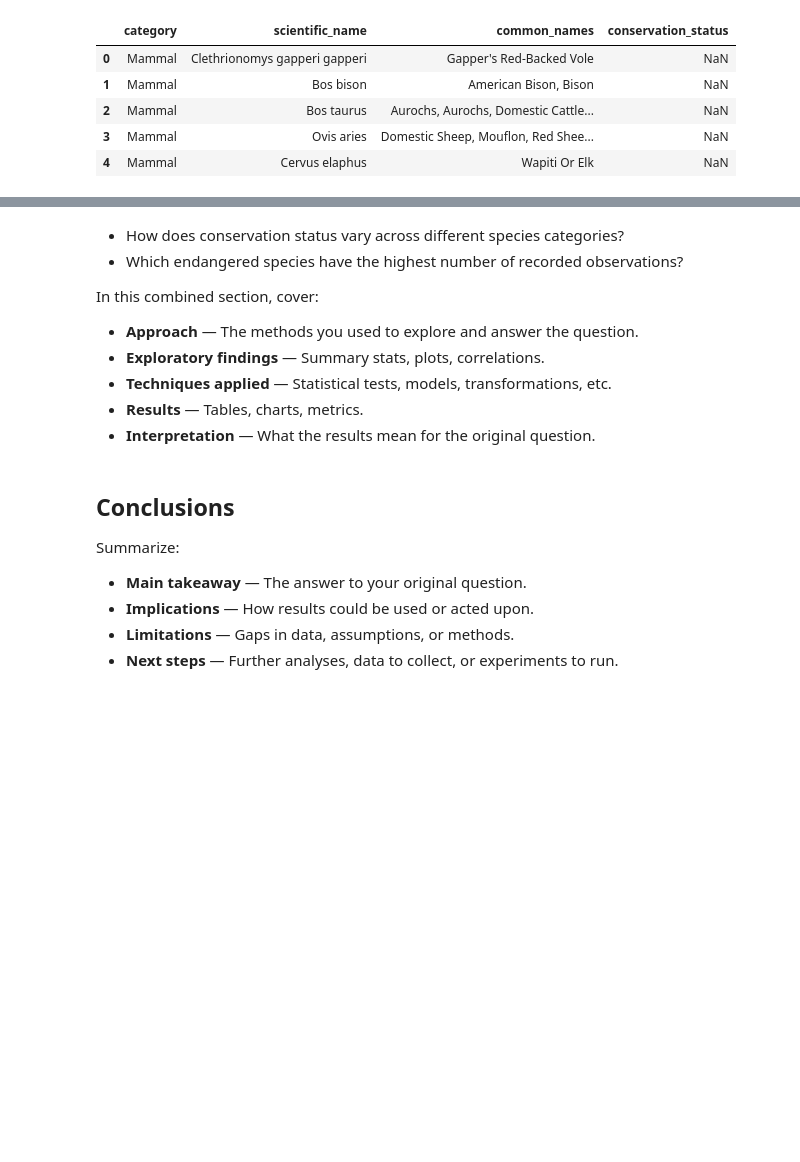
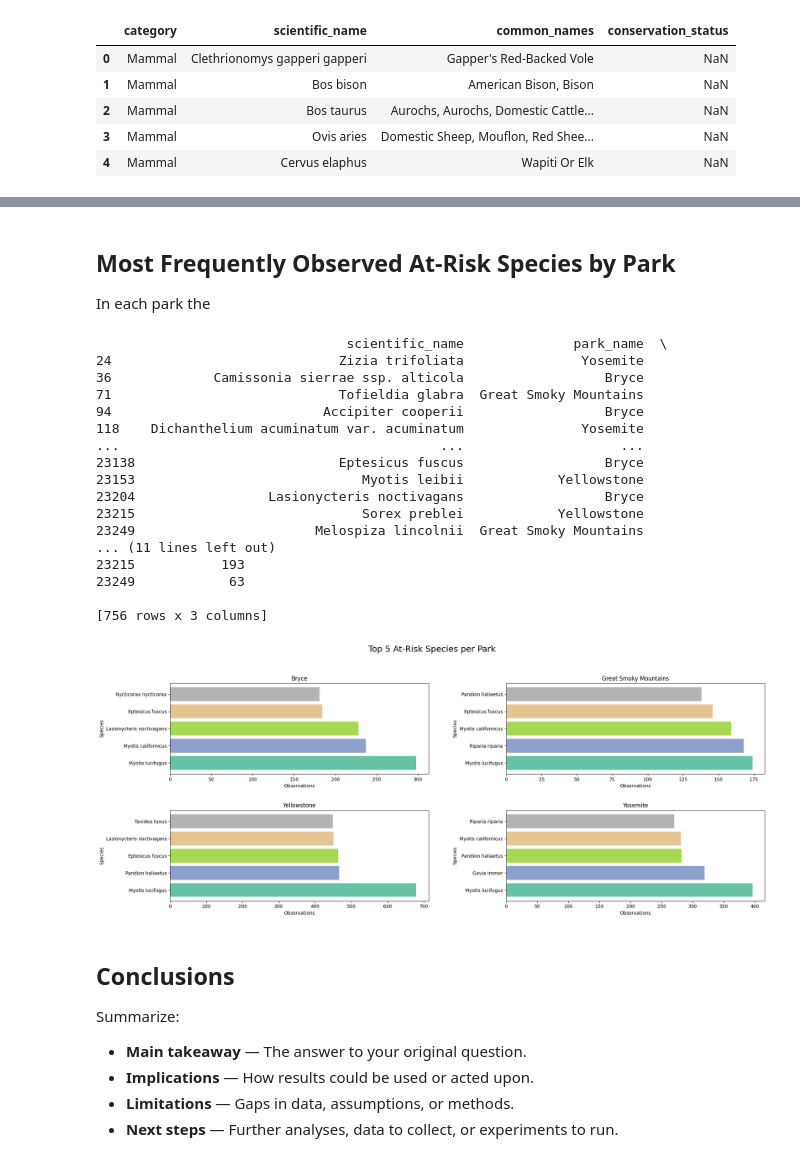
Before and after one commit to yoav-es/biodiversity, a Jupyter notebook: biodiversity.ipynb, the cells around one changed output, grey strips where cells are left out. Cells and saved outputs as stored; diff of their text form; code cells hidden in the pictures; blank space fills up the shorter version.

```diff
--- a/biodiversity.ipynb
+++ b/biodiversity.ipynb
@@ -142,12 +154,14 @@ The observetions per park are distributes equaly, each park is about 25% of all
 The observations per species are also distributed equally, each one gets about 0.01% of the sample size.
 # %%
+parks = observations["park_name"].unique()
+
 print(f"Total observations {observations.shape[0]}")
 print(f"Most observed Species: {observations.groupby('scientific_name')['observations'].sum().idxmax()} with {observations.groupby('scientific_name')['observations'].sum().max()} observations in total")
 print(f"Least observerd Species: {observations.groupby('scientific_name')['observations'].sum().idxmin()} with {observations.groupby('scientific_name')['observations'].sum().min()} observations in total")
 print(f"Total number of unique species: {observations.scientific_name.nunique()}")
 print(f"Total number of parks: {observations.park_name.nunique()}")
-print(f"park distribution:\n{observations.park_name.value_counts(normalize=True)*100}")
-print(f"park distribution:\n{observations.scientific_name.value_counts(normalize=True).sort_index()*100}")
+print(f"park observations distribution:\n{observations.park_name.value_counts(normalize=True)*100}")
+print(f"species distribution:\n{observations.scientific_name.value_counts(normalize=True).sort_index()*100}")
 # %% [output]
 Total observations 23281
 Most observed Species: Holcus lanatus with 1780 observations in total
@@ -270,14 +389,59 @@ Text(0, 0.5, 'Total observations of Endangered Species')
-# %% [markdown]
-- How does conservation status vary across different species categories?
-- Which endangered species have the highest number of recorded observations?
-
-
-In this combined section, cover:
-- **Approach** — The methods you used to explore and answer the question.
-- **Exploratory findings** — Summary stats, plots, correlations.
-- **Techniques applied** — Statistical tests, models, transformations, etc.
-- **Results** — Tables, charts, metrics.
-- **Interpretation** — What the results mean for the original question.
+# %% [markdown]
+## Most Frequently Observed At‑Risk Species by Park
+
+In each park the
+# %%
+
+at_risk_obs = observations[
+    observations['scientific_name'].isin(at_risk_species_df['scientific_name'])
+]
+
+plot_data = (
+    at_risk_obs
+    .groupby(['park_name', 'scientific_name'])['observations']
+    .sum()
+    .reset_index()
+    .sort_values(['park_name', 'observations'], ascending=[True, False])
+    .groupby('park_name')
+    .head(5)
+)
+
+print(at_risk_obs)
+
+plt.figure(figsize=(20, 8))
+
+for i, park in enumerate(parks, start=1):
+    plt.subplot(2, 2, i)
+    d = plot_data[plot_data['park_name'] == park]
+    colors = plt.cm.get_cmap("Set2")(np.linspace(0, 1, len(d)))
+    plt.barh(d['scientific_name'], d['observations'], color=colors)
+    plt.title(park)
+    plt.xlabel("Observations")
+    plt.ylabel("Species")
+
+plt.suptitle("Top 5 At-Risk Species per Park", fontsize=18, y=1.02)
+plt.tight_layout()
+plt.subplots_adjust(hspace=0.4, wspace=0.3, top=0.88)
+plt.show()
+# %% [output]
+                                scientific_name              park_name  \
+24                             Zizia trifoliata               Yosemite
+36             Camissonia sierrae ssp. alticola                  Bryce
+71                             Tofieldia glabra  Great Smoky Mountains
+94                           Accipiter cooperii                  Bryce
+118    Dichanthelium acuminatum var. acuminatum               Yosemite
+...                                         ...                    ...
+23138                          Eptesicus fuscus                  Bryce
+23153                             Myotis leibii            Yellowstone
+23204                 Lasionycteris noctivagans                  Bryce
+23215                             Sorex preblei            Yellowstone
+23249                       Melospiza lincolnii  Great Smoky Mountains
+... (11 lines left out)
+23215           193
+23249            63
+
+[756 rows x 3 columns]
+[figure, added]
 # %% [markdown]
 ## Conclusions
 
```
Also changed, not shown: parts of 18 cells of this notebook.
